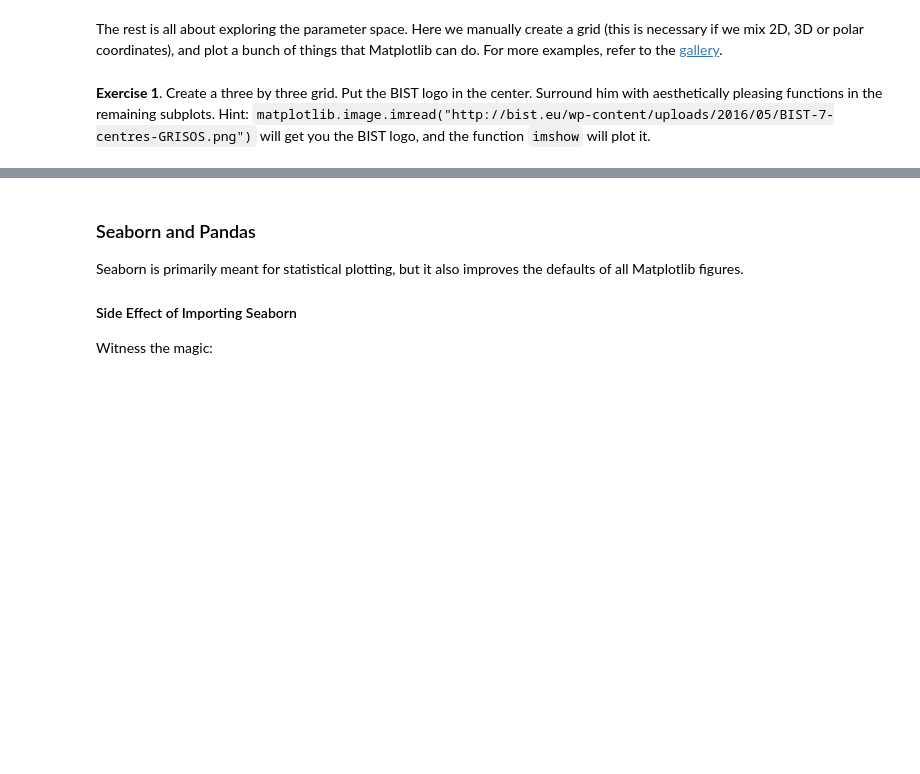
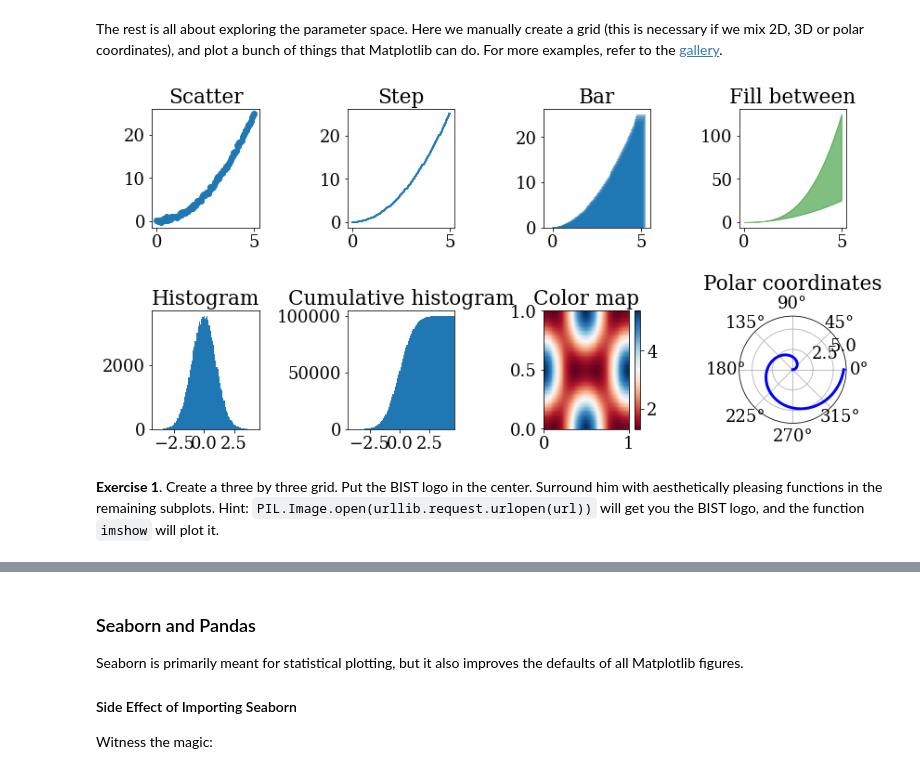
Before and after one commit to germannp/BIST-Python-Bootcamp, a Jupyter notebook: 5_Plotting_DataVis_Exploration.ipynb, the cells around one changed output, grey strips where cells are left out. Drawn from its saved outputs; the diff is of its cells as text; code cells hidden in the pictures; blank space fills up the shorter version.

```diff
--- a/5_Plotting_DataVis_Exploration.ipynb
+++ b/5_Plotting_DataVis_Exploration.ipynb
@@ -317,35 +335,45 @@ axes[0][1].step(x, y2, lw=2)
 axes[0][1].set_title('Step')
 
 axes[0].append(fig.add_subplot(2, 4, 3))
 axes[0][2].bar(x, y2, align='center', width=0.5, alpha=0.5)
 axes[0][2].set_title('Bar')
 
 axes[0].append(fig.add_subplot(2, 4, 4))
 axes[0][3].fill_between(x, y2, y3, color='green', alpha=0.5);
 axes[0][3].set_title('Fill between');
 
 axes[1].append(fig.add_subplot(2, 4, 5))
 axes[1][0].hist(n, bins=100)
 axes[1][0].set_title('Histogram')
 axes[1][0].set_xlim((min(n), max(n)))
 
 axes[1].append(fig.add_subplot(2, 4, 6))
 axes[1][1].hist(n, bins=100, cumulative=True)
 axes[1][1].set_title('Cumulative histogram')
 axes[1][1].set_xlim((min(n), max(n)))
 
 axes[1].append(fig.add_subplot(2, 4, 7))
-p = axes[1][2].pcolor(X / (2 * np.pi), Y / (2 * np.pi), Z, cmap=matplotlib.cm.RdBu, vmin=abs(Z).min(), vmax=abs(Z).max())
+p = axes[1][2].pcolor(
+    X / (2 * np.pi),
+    Y / (2 * np.pi),
+    Z,
+    cmap=matplotlib.cm.RdBu,
+    vmin=abs(Z).min(),
+    vmax=abs(Z).max(),
+    shading='auto',
+)
 axes[1][2].set_title('Color map')
 fig.colorbar(p, ax=axes[1][2])
 
 axes[1].append(fig.add_subplot(2, 4, 8, polar=True))
 axes[1][3].plot(t, t, color='blue', lw=3);
 axes[1][3].set_title('Polar coordinates')
 
 fig.tight_layout()
 plt.show()
+# %% [output]
+[figure, added]
 # %% [markdown]
-**Exercise 1**. Create a three by three grid. Put the BIST logo in the center. Surround him with aesthetically pleasing functions in the remaining subplots. Hint: `matplotlib.image.imread("http://bist.eu/wp-content/uploads/2016/05/BIST-7-centres-GRISOS.png")` will get you the BIST logo, and the function `imshow` will plot it.
+**Exercise 1**. Create a three by three grid. Put the BIST logo in the center. Surround him with aesthetically pleasing functions in the remaining subplots. Hint: `PIL.Image.open(urllib.request.urlopen(url))` will get you the BIST logo, and the function `imshow` will plot it.
 # %%
 # All the data has been loaded already, except for the image
```
Also changed, not shown: parts of 25 cells of this notebook, 5 other files.
